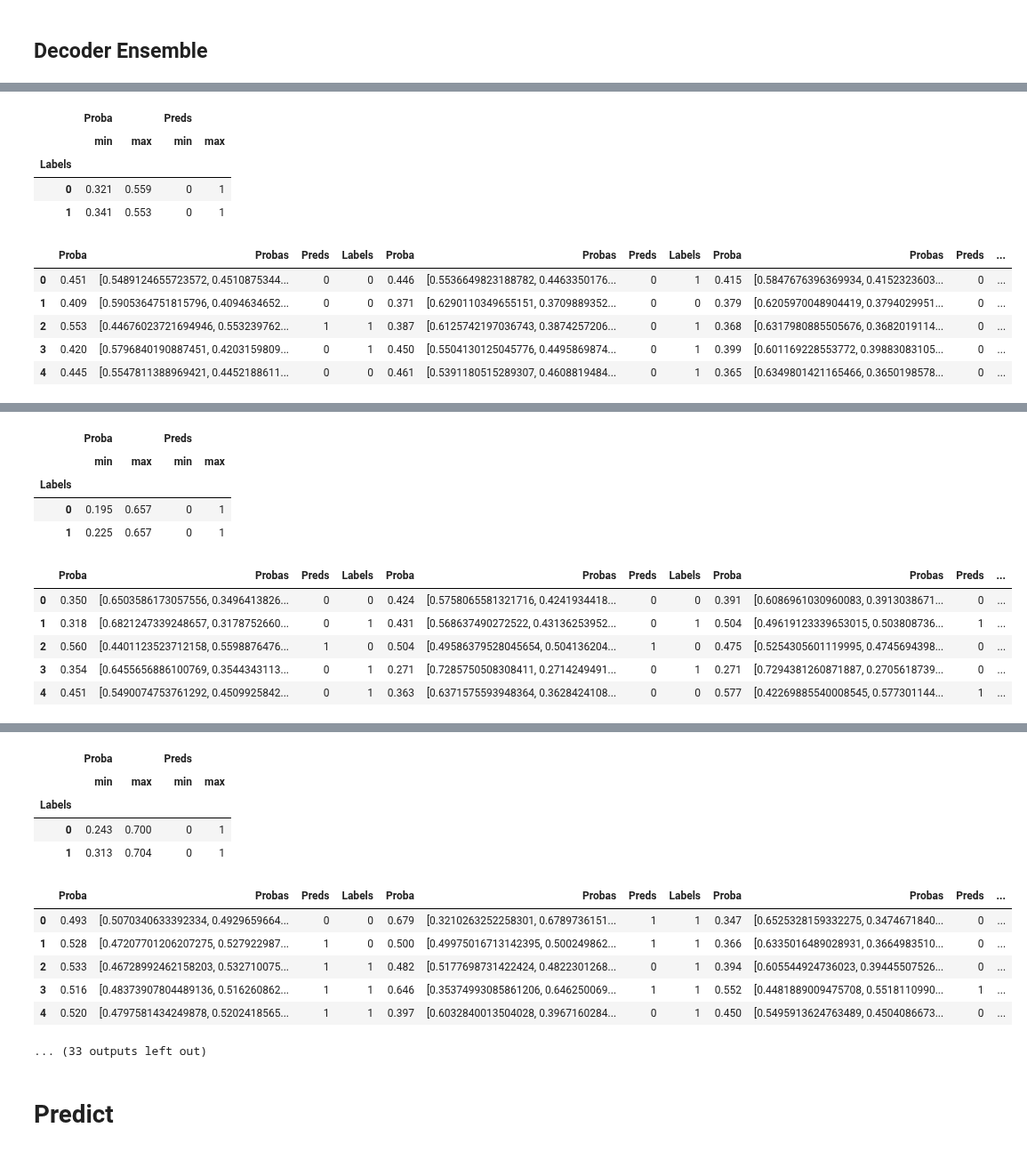
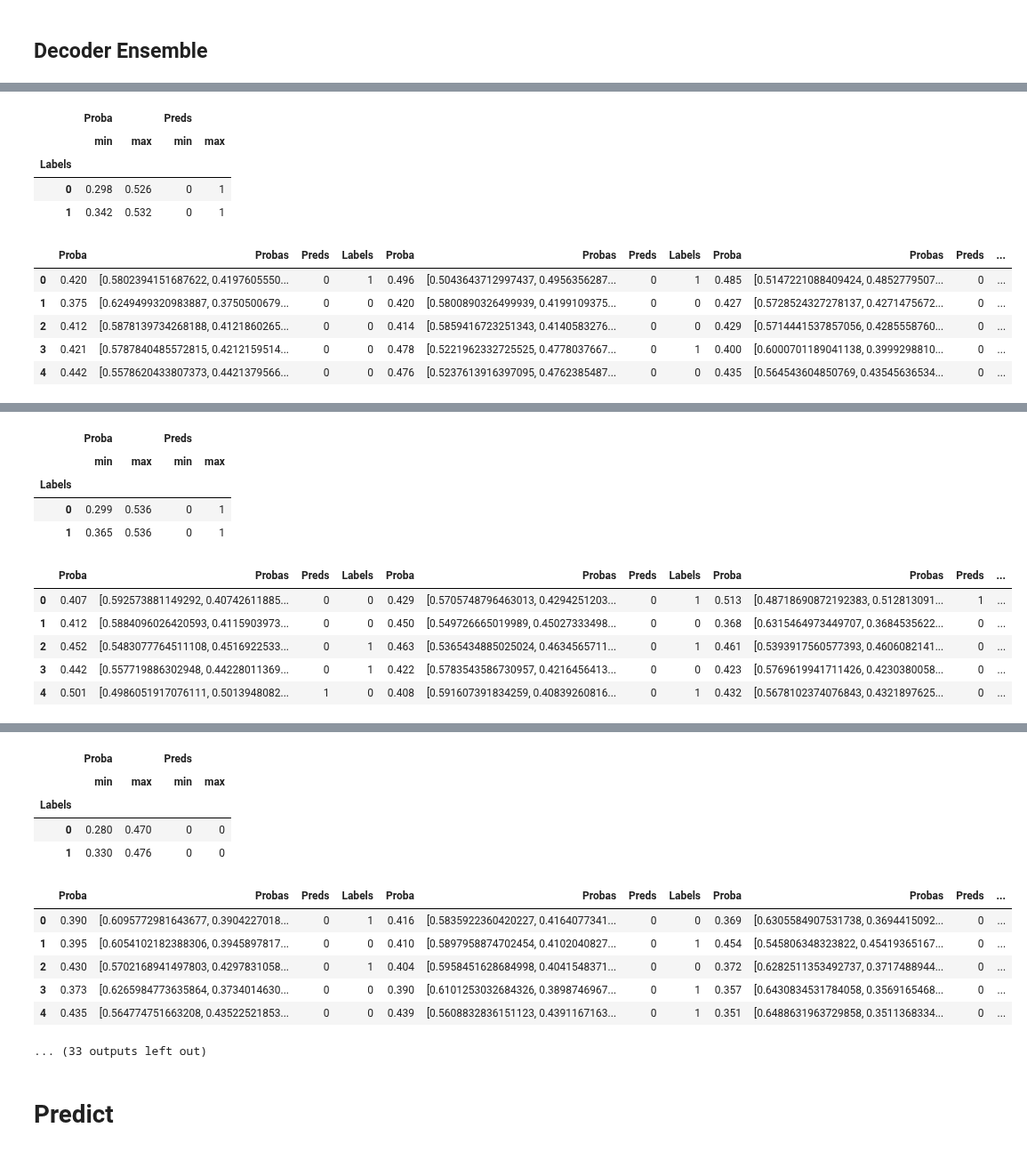
Before and after one commit to faizanahemad/facebook-hateful-memes, a Jupyter notebook: notebooks/TransformerText.ipynb, the cells around one changed output, grey strips where cells are left out. Shown at 89% size. Drawn from its saved outputs; the diff is of its cells as text; code cells hidden in the pictures.

```diff
--- a/notebooks/TransformerText.ipynb
+++ b/notebooks/TransformerText.ipynb
@@ -163,7 +238,7 @@ reg_sched = get_regularizer_scheduler()
 ## Decoder Ensemble
 # %%
 adamw = torch.optim.AdamW
-adamw_params = dict(lr=5e-5, betas=(0.9, 0.98), eps=1e-08, weight_decay=1e-2)
+adamw_params = dict(lr=1e-4, betas=(0.9, 0.98), eps=1e-08, weight_decay=1e-2)
 optimizer = adamw
 optimizer_params = adamw_params
 
@@ -199,9 +274,9 @@ batch_size = 256
 model_fn = model_builder(AlbertClassifer,
                          dict(classifier_dims=256,
                               num_classes=2,
-                              gaussian_noise=0.1,
-                              dropout=0.15,
-                              word_masking_proba=0.15,
+                              gaussian_noise=0.02,
+                              dropout=0.02,
+                              word_masking_proba=0.1,
                               internal_dims=512,
                               final_layer_builder=fb_1d_loss_builder,
                               n_layers=2,
@@ -214,8 +289,8 @@ model_fn = model_builder(AlbertClassifer,
                               loss="focal",
                               classification_head="decoder_ensemble", # head_ensemble
                               dice_loss_coef=0.0,
-                              auc_loss_coef=0.5,
-                              attention_drop_proba=0.2,
+                              auc_loss_coef=1.0,
+                              attention_drop_proba=0.1,
                               finetune=False),
                          per_param_opts_fn=lr_strategy,
                          optimiser_class=optimizer,
@@ -288,11 +363,11 @@ Epoch =  7 Loss = 0.565391 LR = 0.00002439
 |  | Proba |  | Preds |  |
 |  | min | max | min | max |
 | Labels |  |  |  |  |
-| 0 | 0.321 | 0.559 | 0 | 1 |
-| 1 | 0.341 | 0.553 | 0 | 1 |
+| 0 | 0.298 | 0.526 | 0 | 1 |
+| 1 | 0.342 | 0.532 | 0 | 1 |
 |  | Proba | Probas | Preds | Labels | Proba | Probas | Preds | Labels | Proba | Probas | Preds | ... |
-| 0 | 0.451 | [0.5489124655723572, 0.4510875344... | 0 | 0 | 0.446 | [0.5536649823188782, 0.4463350176... | 0 | 1 | 0.415 | [0.5847676396369934, 0.4152323603... | 0 | ... |
-| 1 | 0.409 | [0.5905364751815796, 0.4094634652... | 0 | 0 | 0.371 | [0.6290110349655151, 0.3709889352... | 0 | 0 | 0.379 | [0.6205970048904419, 0.3794029951... | 0 | ... |
-| 2 | 0.553 | [0.44676023721694946, 0.553239762... | 1 | 1 | 0.387 | [0.6125742197036743, 0.3874257206... | 0 | 1 | 0.368 | [0.6317980885505676, 0.3682019114... | 0 | ... |
-| 3 | 0.420 | [0.5796840190887451, 0.4203159809... | 0 | 1 | 0.450 | [0.5504130125045776, 0.4495869874... | 0 | 1 | 0.399 | [0.601169228553772, 0.39883083105... | 0 | ... |
-| 4 | 0.445 | [0.5547811388969421, 0.4452188611... | 0 | 0 | 0.461 | [0.5391180515289307, 0.4608819484... | 0 | 1 | 0.365 | [0.6349801421165466, 0.3650198578... | 0 | ... |
+| 0 | 0.420 | [0.5802394151687622, 0.4197605550... | 0 | 1 | 0.496 | [0.5043643712997437, 0.4956356287... | 0 | 1 | 0.485 | [0.5147221088409424, 0.4852779507... | 0 | ... |
+| 1 | 0.375 | [0.6249499320983887, 0.3750500679... | 0 | 0 | 0.420 | [0.5800890326499939, 0.4199109375... | 0 | 0 | 0.427 | [0.5728524327278137, 0.4271475672... | 0 | ... |
+| 2 | 0.412 | [0.5878139734268188, 0.4121860265... | 0 | 0 | 0.414 | [0.5859416723251343, 0.4140583276... | 0 | 0 | 0.429 | [0.5714441537857056, 0.4285558760... | 0 | ... |
+| 3 | 0.421 | [0.5787840485572815, 0.4212159514... | 0 | 0 | 0.478 | [0.5221962332725525, 0.4778037667... | 0 | 1 | 0.400 | [0.6000701189041138, 0.3999298810... | 0 | ... |
+| 4 | 0.442 | [0.5578620433807373, 0.4421379566... | 0 | 0 | 0.476 | [0.5237613916397095, 0.4762385487... | 0 | 0 | 0.435 | [0.564543604850769, 0.43545636534... | 0 | ... |
@@ -305,11 +380,11 @@ Epoch =  9 Loss = 0.523511 LR = 0.00003135
 |  | Proba |  | Preds |  |
 |  | min | max | min | max |
 | Labels |  |  |  |  |
-| 0 | 0.195 | 0.657 | 0 | 1 |
-| 1 | 0.225 | 0.657 | 0 | 1 |
+| 0 | 0.299 | 0.536 | 0 | 1 |
+| 1 | 0.365 | 0.536 | 0 | 1 |
 |  | Proba | Probas | Preds | Labels | Proba | Probas | Preds | Labels | Proba | Probas | Preds | ... |
-| 0 | 0.350 | [0.6503586173057556, 0.3496413826... | 0 | 0 | 0.424 | [0.5758065581321716, 0.4241934418... | 0 | 0 | 0.391 | [0.6086961030960083, 0.3913038671... | 0 | ... |
-| 1 | 0.318 | [0.6821247339248657, 0.3178752660... | 0 | 1 | 0.431 | [0.568637490272522, 0.43136253952... | 0 | 1 | 0.504 | [0.49619123339653015, 0.503808736... | 1 | ... |
-| 2 | 0.560 | [0.4401123523712158, 0.5598876476... | 1 | 0 | 0.504 | [0.49586379528045654, 0.504136204... | 1 | 0 | 0.475 | [0.5254305601119995, 0.4745694398... | 0 | ... |
-| 3 | 0.354 | [0.6455656886100769, 0.3544343113... | 0 | 1 | 0.271 | [0.7285750508308411, 0.2714249491... | 0 | 1 | 0.271 | [0.7294381260871887, 0.2705618739... | 0 | ... |
-| 4 | 0.451 | [0.5490074753761292, 0.4509925842... | 0 | 1 | 0.363 | [0.6371575593948364, 0.3628424108... | 0 | 0 | 0.577 | [0.42269885540008545, 0.577301144... | 1 | ... |
+| 0 | 0.407 | [0.592573881149292, 0.40742611885... | 0 | 0 | 0.429 | [0.5705748796463013, 0.4294251203... | 0 | 1 | 0.513 | [0.48718690872192383, 0.512813091... | 1 | ... |
+| 1 | 0.412 | [0.5884096026420593, 0.4115903973... | 0 | 0 | 0.450 | [0.549726665019989, 0.45027333498... | 0 | 0 | 0.368 | [0.6315464973449707, 0.3684535622... | 0 | ... |
+| 2 | 0.452 | [0.5483077764511108, 0.4516922533... | 0 | 1 | 0.463 | [0.5365434885025024, 0.4634565711... | 0 | 1 | 0.461 | [0.5393917560577393, 0.4606082141... | 0 | ... |
+| 3 | 0.442 | [0.557719886302948, 0.44228011369... | 0 | 1 | 0.422 | [0.5783543586730957, 0.4216456413... | 0 | 0 | 0.423 | [0.5769619941711426, 0.4230380058... | 0 | ... |
+| 4 | 0.501 | [0.4986051917076111, 0.5013948082... | 1 | 0 | 0.408 | [0.591607391834259, 0.40839260816... | 0 | 1 | 0.432 | [0.5678102374076843, 0.4321897625... | 0 | ... |
@@ -322,12 +397,12 @@ Epoch =  11 Loss = 0.498904 LR = 0.00003832
 |  | Proba |  | Preds |  |
 |  | min | max | min | max |
 | Labels |  |  |  |  |
-| 0 | 0.243 | 0.700 | 0 | 1 |
-| 1 | 0.313 | 0.704 | 0 | 1 |
+| 0 | 0.280 | 0.470 | 0 | 0 |
+| 1 | 0.330 | 0.476 | 0 | 0 |
 |  | Proba | Probas | Preds | Labels | Proba | Probas | Preds | Labels | Proba | Probas | Preds | ... |
-| 0 | 0.493 | [0.5070340633392334, 0.4929659664... | 0 | 0 | 0.679 | [0.3210263252258301, 0.6789736151... | 1 | 1 | 0.347 | [0.6525328159332275, 0.3474671840... | 0 | ... |
-| 1 | 0.528 | [0.47207701206207275, 0.527922987... | 1 | 0 | 0.500 | [0.49975016713142395, 0.500249862... | 1 | 1 | 0.366 | [0.6335016489028931, 0.3664983510... | 0 | ... |
-| 2 | 0.533 | [0.46728992462158203, 0.532710075... | 1 | 1 | 0.482 | [0.5177698731422424, 0.4822301268... | 0 | 1 | 0.394 | [0.605544924736023, 0.39445507526... | 0 | ... |
-| 3 | 0.516 | [0.48373907804489136, 0.516260862... | 1 | 1 | 0.646 | [0.35374993085861206, 0.646250069... | 1 | 1 | 0.552 | [0.4481889009475708, 0.5518110990... | 1 | ... |
-| 4 | 0.520 | [0.4797581434249878, 0.5202418565... | 1 | 1 | 0.397 | [0.6032840013504028, 0.3967160284... | 0 | 1 | 0.450 | [0.5495913624763489, 0.4504086673... | 0 | ... |
+| 0 | 0.390 | [0.6095772981643677, 0.3904227018... | 0 | 1 | 0.416 | [0.5835922360420227, 0.4164077341... | 0 | 0 | 0.369 | [0.6305584907531738, 0.3694415092... | 0 | ... |
+| 1 | 0.395 | [0.6054102182388306, 0.3945897817... | 0 | 0 | 0.410 | [0.5897958874702454, 0.4102040827... | 0 | 1 | 0.454 | [0.545806348323822, 0.45419365167... | 0 | ... |
+| 2 | 0.430 | [0.5702168941497803, 0.4297831058... | 0 | 1 | 0.404 | [0.5958451628684998, 0.4041548371... | 0 | 0 | 0.372 | [0.6282511353492737, 0.3717488944... | 0 | ... |
+| 3 | 0.373 | [0.6265984773635864, 0.3734014630... | 0 | 0 | 0.390 | [0.6101253032684326, 0.3898746967... | 0 | 1 | 0.357 | [0.6430834531784058, 0.3569165468... | 0 | ... |
+| 4 | 0.435 | [0.564774751663208, 0.43522521853... | 0 | 0 | 0.439 | [0.5608832836151123, 0.4391167163... | 0 | 1 | 0.351 | [0.6488631963729858, 0.3511368334... | 0 | ... |
 ... (33 outputs left out)
```
Also changed, not shown: parts of 3 cells of this notebook.
